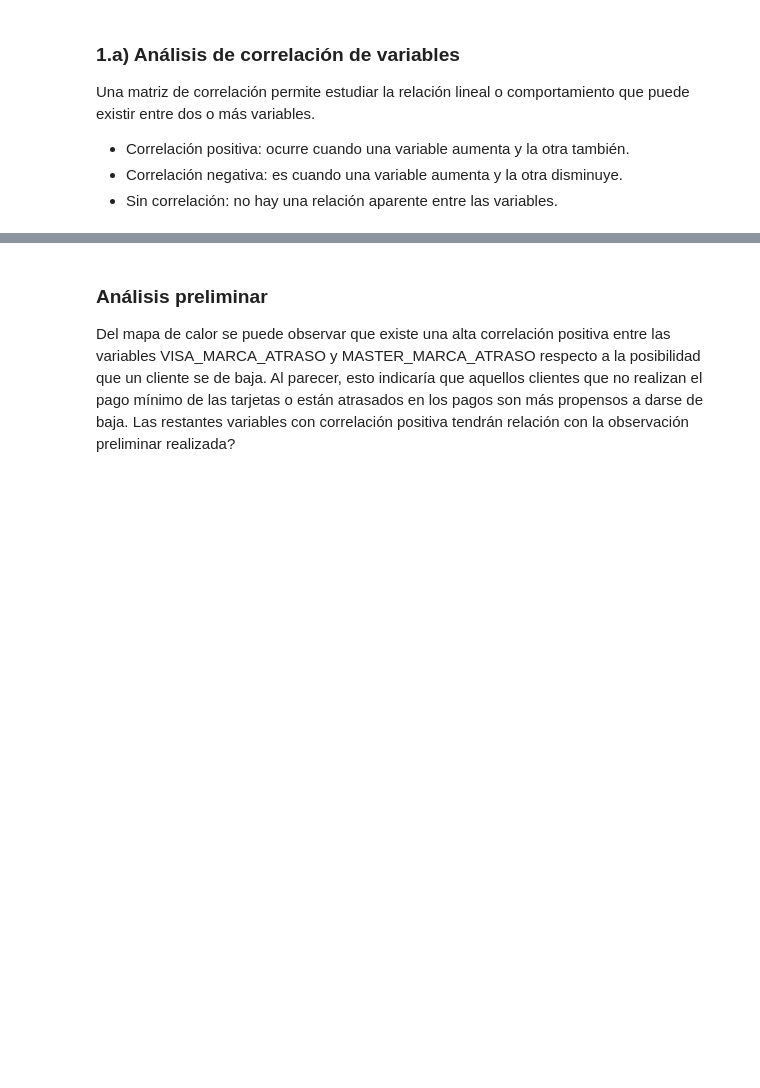
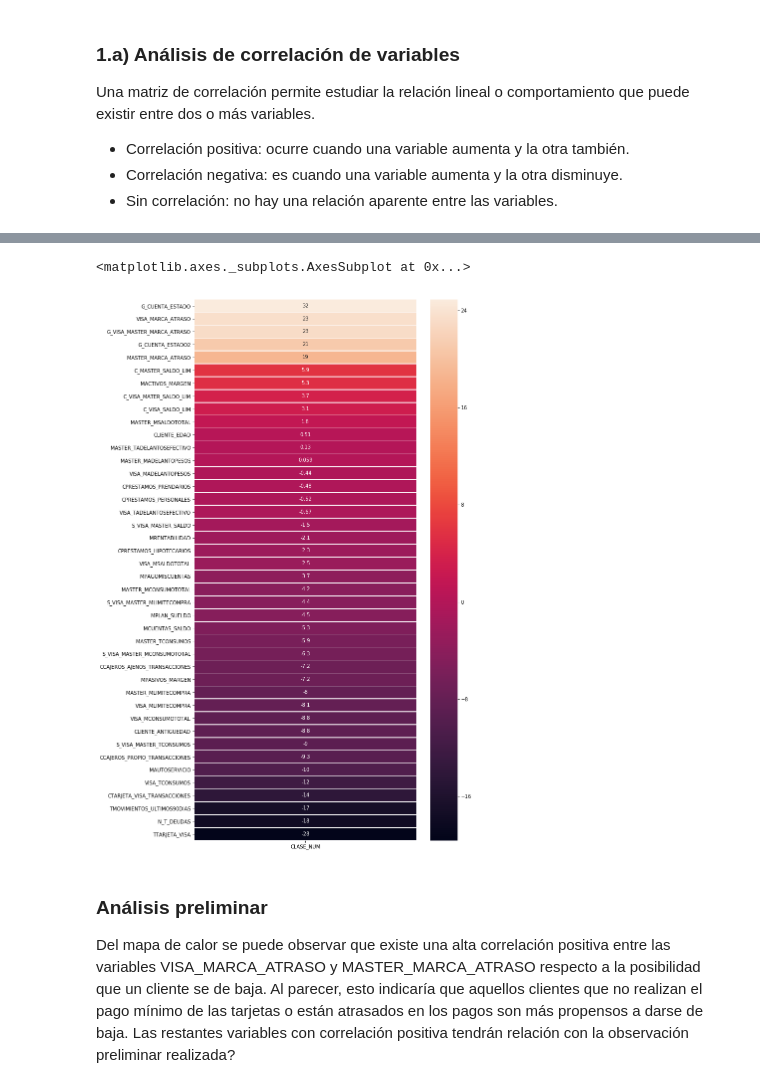
Before and after one commit to leyluchy/DataMining, a Jupyter notebook: Attrition_Bancario - Drive.ipynb, the cells around one changed output, grey strips where cells are left out. Drawn from its saved outputs; the diff is of its cells as text; code cells hidden in the pictures; blank space fills up the shorter version.

```diff
--- a/Attrition_Bancario - Drive.ipynb
+++ b/Attrition_Bancario - Drive.ipynb
@@ -78,4 +130,8 @@ df.corr()
 # %%
 # Seleccionamos sólo la correlacion de la variable objetivo numerica CLASE_NUM.
-dfd = df.corr()[["CLASE_NUM"]]*100
-dfd
+#dfd = df.corr()[["CLASE_NUM"]]*100
+#dfd
+df_v = copy.copy(df)
+df_v = preparacion_de_datos(df_v)
+df_v_corr = df_v.corr()[["CLASE_NUM"]]*100
+df_v_corr
@@ -82,7 +156,12 @@ dfd
 # %%
 # Borramos la correlacion de la variable objetivo numerica consigo misma.
-dfd = dfd.drop("CLASE_NUM", axis=0)   # CLASE_NUM = 100
+#dfd = dfd.drop("CLASE_NUM", axis=0)   # CLASE_NUM = 100
 
 # Ordenamos las variables de forma decreciente por el valor de correlacion positiva con la variable objetivo.
-dfd = dfd.sort_values(["CLASE_NUM"], ascending=False)
-dfd
+#dfd = dfd.sort_values(["CLASE_NUM"], ascending=False)
+#dfd
+
+df_v_corr=df_v_corr.drop("CLASE_NUM", axis=0)
+df_v_corr=df_v_corr.drop("CLASE", axis=0)
+df_v_corr = df_v_corr.sort_values(["CLASE_NUM"], ascending=False)
+df_v_corr
@@ -89,10 +186,16 @@ dfd
 # %%
 # Graficamos el mapa de calor.
-plt.figure(figsize=(10, 20))
-sns.heatmap(dfd, robust=True, linewidths=.5, annot=True, )
+#plt.figure(figsize=(10, 20))
+#sns.heatmap(dfd, robust=True, linewidths=.5, annot=True, )
 
 # Para terminar borramos la variable numérica creada
-df.drop('CLASE_NUM', axis=1, inplace=True)
+#df.drop('CLASE_NUM', axis=1, inplace=True)
+
+plt.figure(figsize=(10, 20))
+sns.heatmap(df_v_corr, robust=True, linewidths=.5, annot=True, )
+# %% [output]
+<matplotlib.axes._subplots.AxesSubplot at 0x...>
+[figure, added]
 # %% [markdown]
 ### Análisis preliminar
 
```
Also changed, not shown: parts of 21 cells of this notebook, 1 other file.
